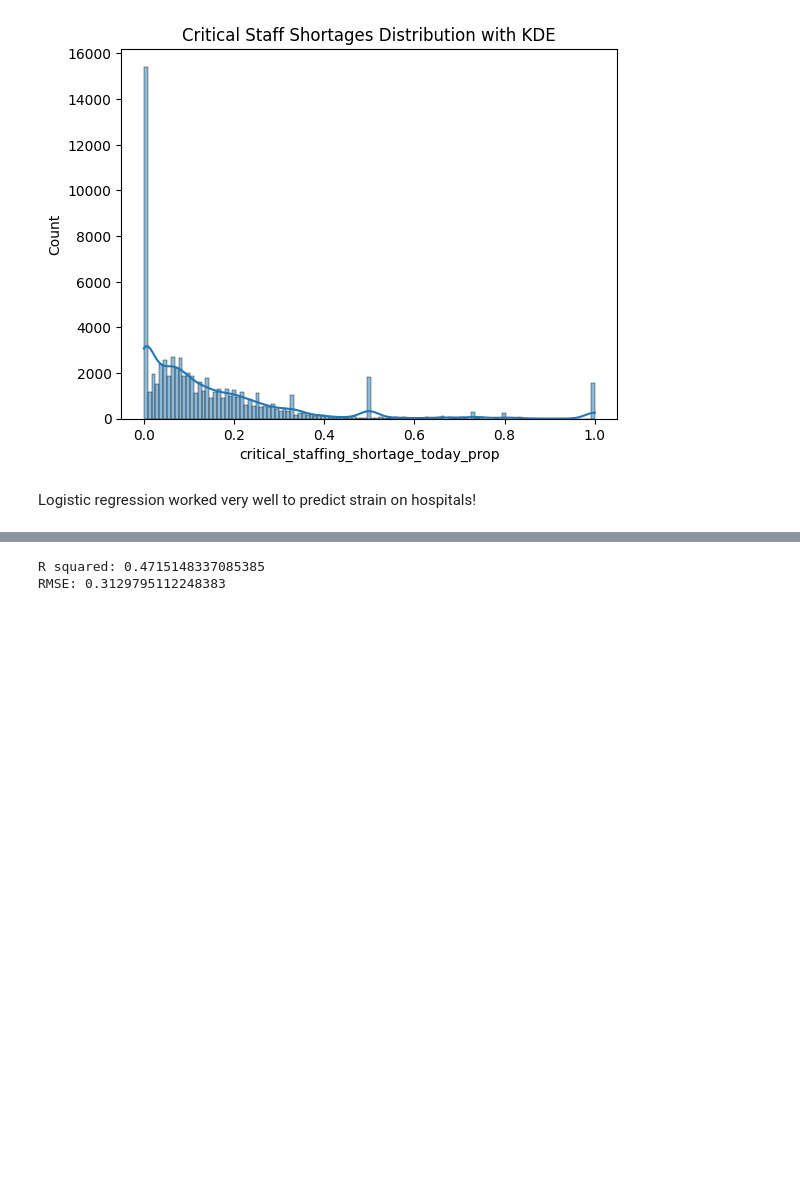
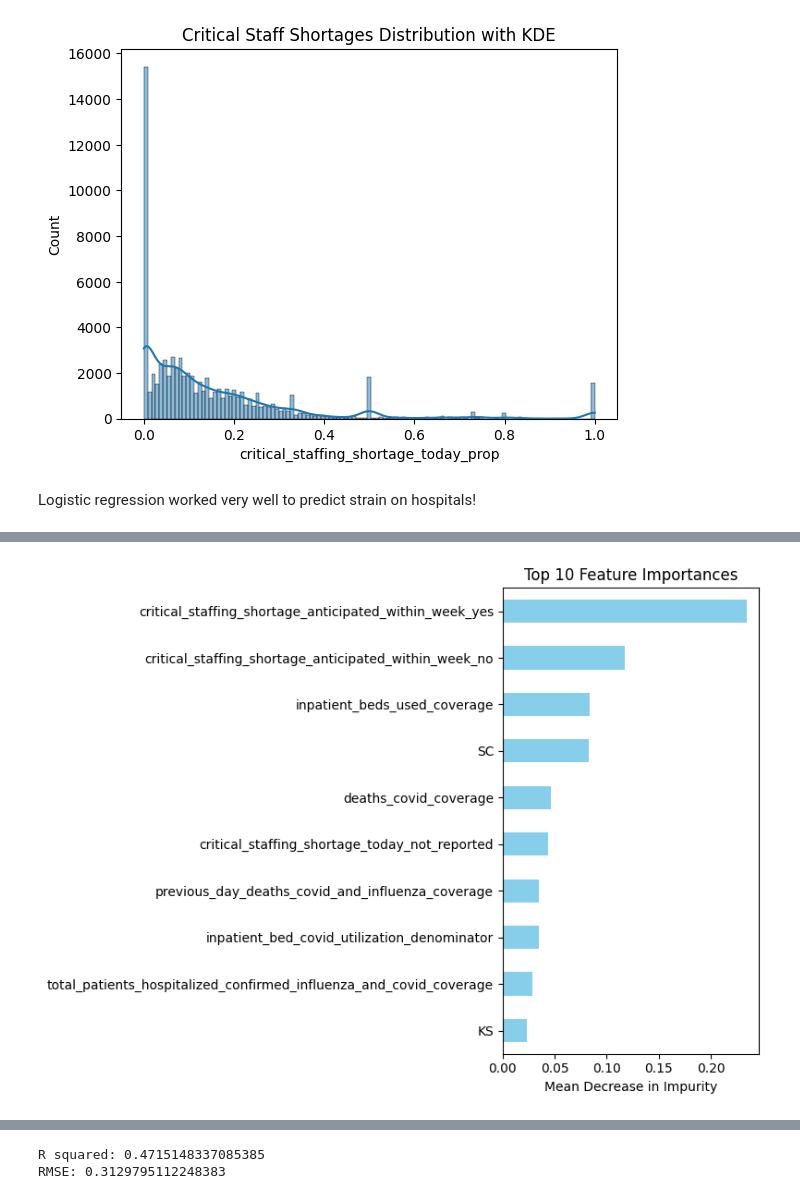
Before and after one commit to hasitanalluri/mlgroupproject, a Jupyter notebook: ML_Final_Project_Code.ipynb, the cells around one changed output, grey strips where cells are left out. Saved outputs shown, nothing was run; the diff lists cells and outputs as text; code cells hidden in the pictures; blank space fills up the shorter version.

```diff
--- a/ML_Final_Project_Code.ipynb
+++ b/ML_Final_Project_Code.ipynb
@@ -354,0 +405,16 @@ Logistic regression worked very well to predict strain on hospitals!
+# %%
+# Get feature importances
+feature_importances = pd.Series(rf.feature_importances_, index=X_train.columns)
+
+# Select top 10 features
+top_10_features = feature_importances.sort_values(ascending=False).head(10)
+
+# Plot
+plt.figure(figsize=(8, 6))
+top_10_features.sort_values().plot(kind='barh', color='skyblue')
+plt.title('Top 10 Feature Importances')
+plt.xlabel('Mean Decrease in Impurity')
+plt.tight_layout()
+plt.show()
+# %% [output]
+[figure, added]
```
Also changed, not shown: parts of 9 cells of this notebook.
